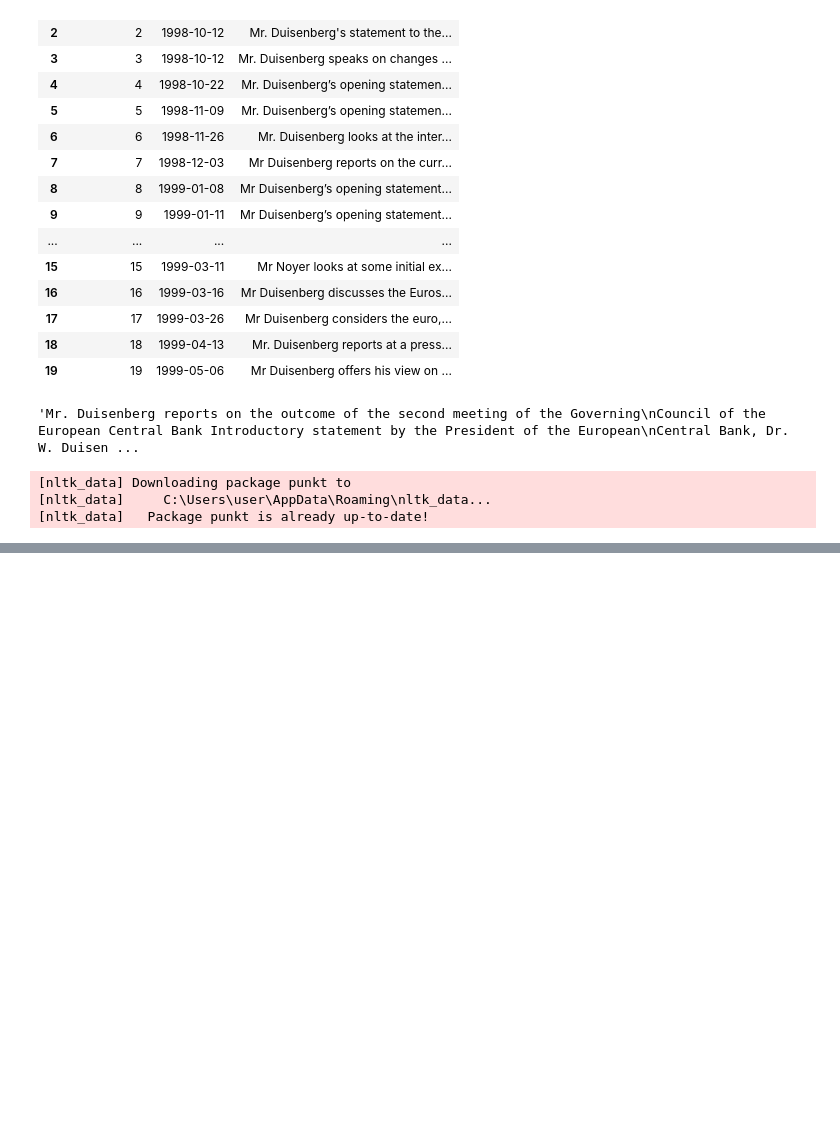
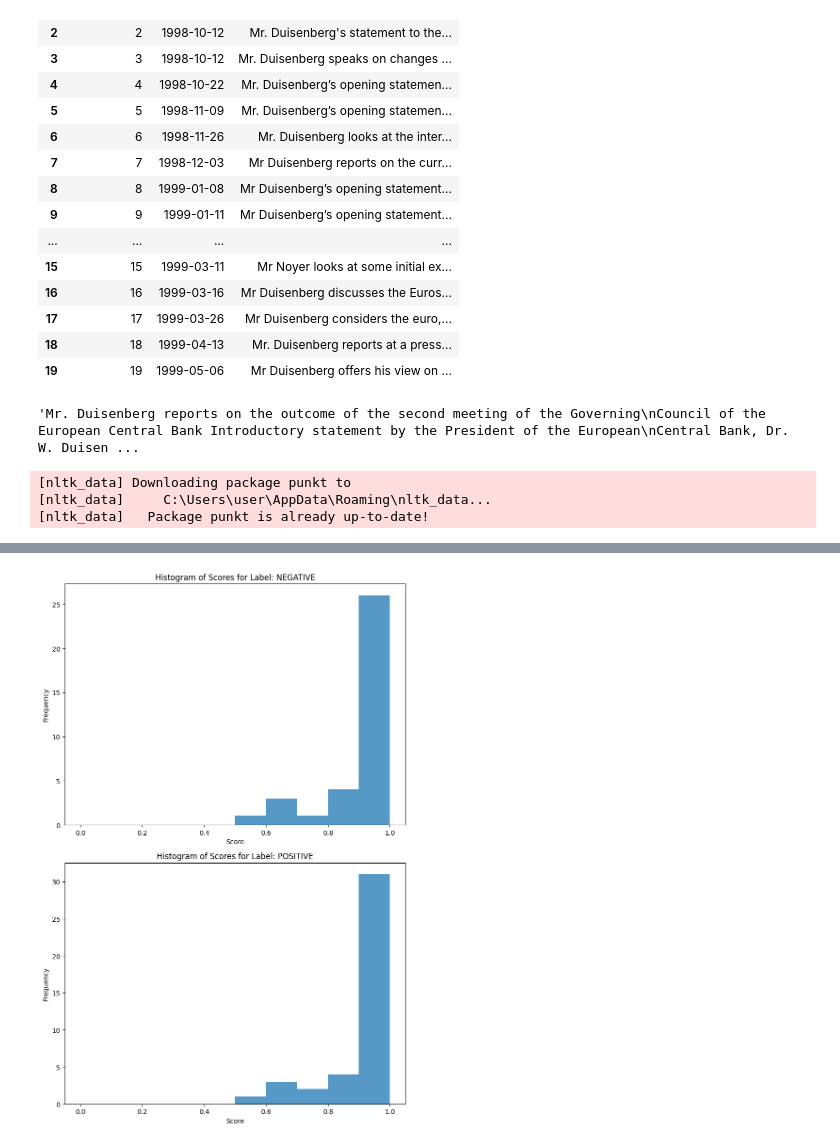
Before and after one commit to OzodbekOzodov/stock-market-and-speeches, a Jupyter notebook: project.ipynb, the cells around one changed output, grey strips where cells are left out. Drawn from its saved outputs; the diff is of its cells as text; code cells hidden in the pictures; blank space fills up the shorter version.

Commit message:
small adjustments in the loops and dataframes

```diff
--- a/project.ipynb
+++ b/project.ipynb
@@ -142,3 +167,29 @@ plt.show()
+# %%
+import matplotlib.pyplot as plt
+
+# Group the DataFrame by label
+label_groups = sentiments_df.groupby('label')
+
+# Determine the number of subplots based on the number of label groups
+num_subplots = len(label_groups)
+
+# Create a figure with subplots
+fig, axs = plt.subplots(num_subplots, 1, figsize=(8, 6 * num_subplots))
+
+# Iterate over each label group and plot a histogram in a separate subplot
+for i, (label, group) in enumerate(label_groups):
+    axs[i].hist(group['score'], bins=10, range=(0, 1), alpha=0.75)
+    axs[i].set_xlabel('Score')
+    axs[i].set_ylabel('Frequency')
+    axs[i].set_title(f'Histogram of Scores for Label: {label}')
+
+# Adjust spacing between subplots
+plt.tight_layout()
+
+# Display the figure
+plt.show()
+# %% [output]
+[figure, added]
 # %%
 import matplotlib.pyplot as plt
 
```
Also changed, not shown: parts of 6 cells of this notebook, 4 other files.
